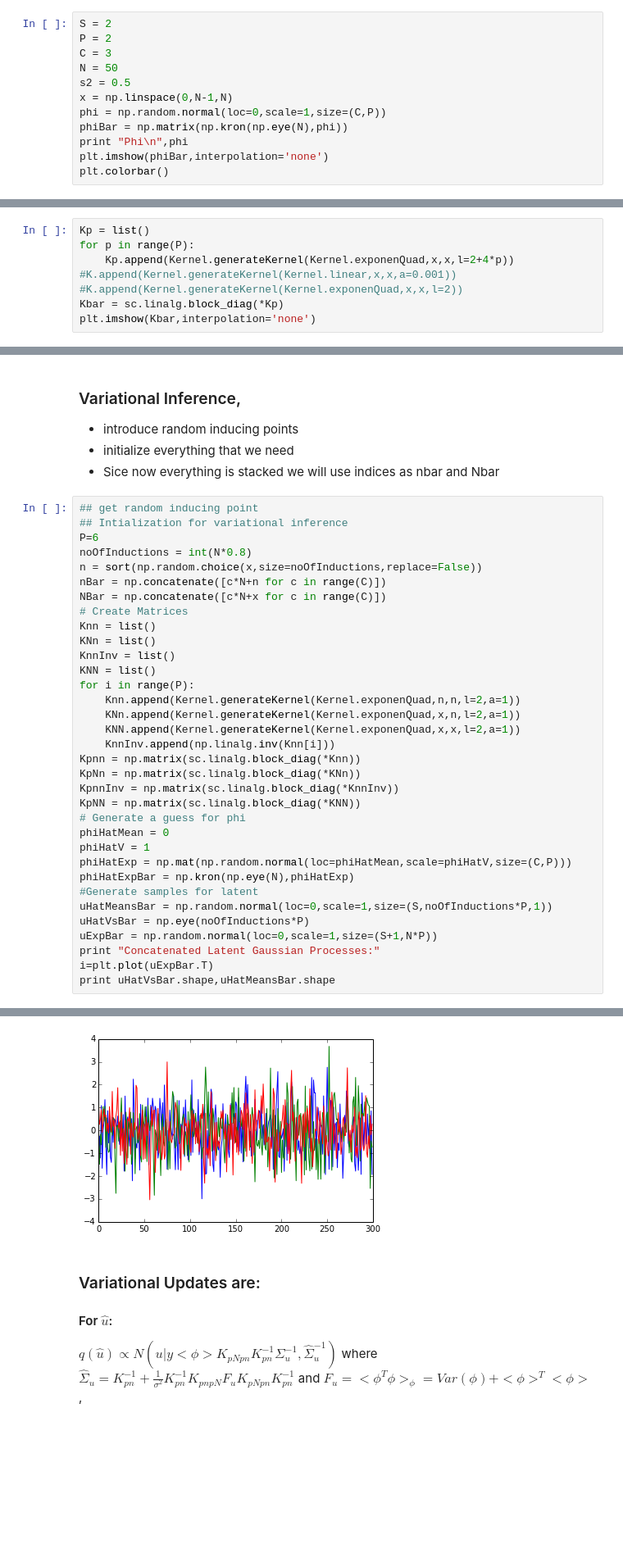
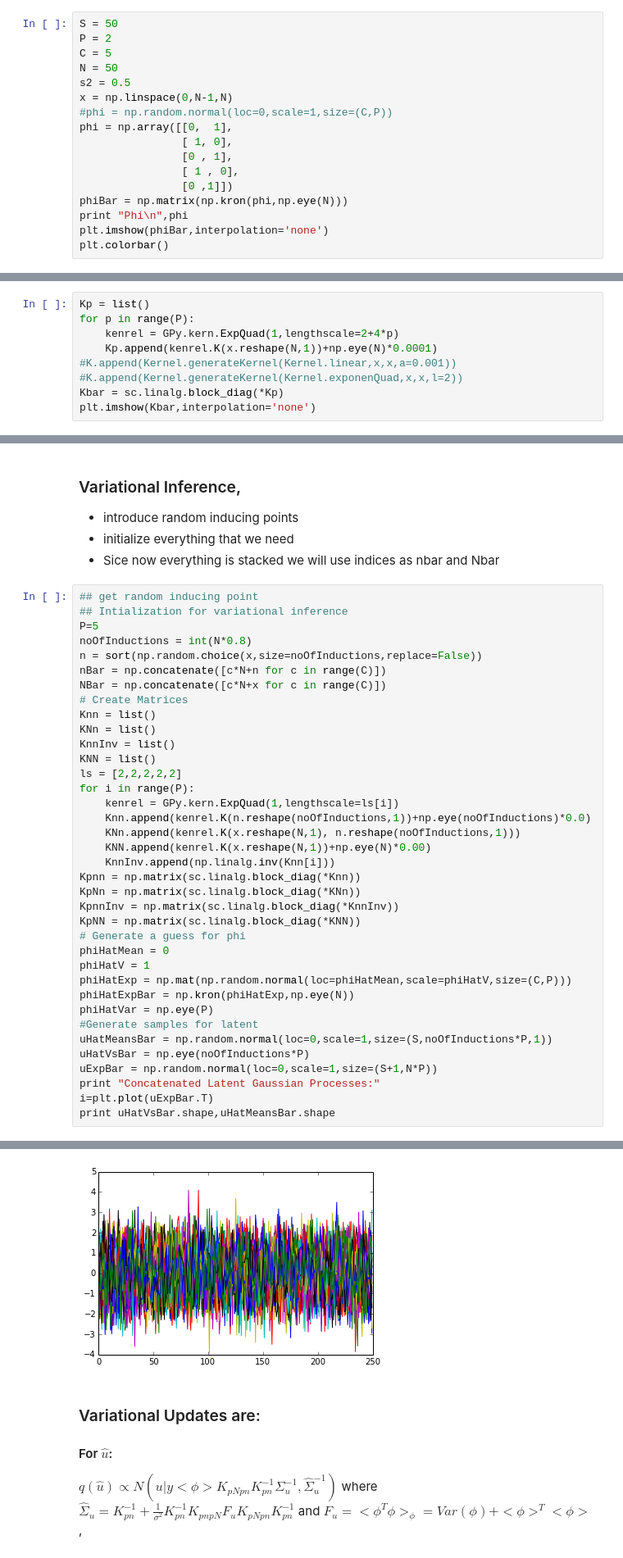
Before and after one commit to sudhNau/Baysian, a Jupyter notebook: SLFM Multi.ipynb, the cells around one changed output, grey strips where cells are left out. Shown at 82% size. Cells and saved outputs as stored; diff of their text form; blank space fills up the shorter version.

```diff
--- a/SLFM Multi.ipynb
+++ b/SLFM Multi.ipynb
@@ -31,14 +31,19 @@ Where ${\otimes}$ is kronecker product.
 First we have similar kernels so that processes can be easily distinguished
 We choose one as a exponential quad Kernel with shorter length scale.
 # %%
-S = 2
+S = 50
 P = 2
-C = 3
+C = 5
 N = 50
 s2 = 0.5
 x = np.linspace(0,N-1,N)
-phi = np.random.normal(loc=0,scale=1,size=(C,P))
-phiBar = np.matrix(np.kron(np.eye(N),phi))
+#phi = np.random.normal(loc=0,scale=1,size=(C,P))
+phi = np.array([[0,  1],
+                [ 1, 0],
+                [0 , 1],
+                [ 1 , 0],
+                [0 ,1]])
+phiBar = np.matrix(np.kron(phi,np.eye(N)))
 print "Phi\n",phi
 plt.imshow(phiBar,interpolation='none')
 plt.colorbar()
@@ -94,7 +105,8 @@ class Kernel:
 # %%
 Kp = list()
 for p in range(P):
-    Kp.append(Kernel.generateKernel(Kernel.exponenQuad,x,x,l=2+4*p))
+    kenrel = GPy.kern.ExpQuad(1,lengthscale=2+4*p)
+    Kp.append(kenrel.K(x.reshape(N,1))+np.eye(N)*0.0001)
 #K.append(Kernel.generateKernel(Kernel.linear,x,x,a=0.001))
 #K.append(Kernel.generateKernel(Kernel.exponenQuad,x,x,l=2))
 Kbar = sc.linalg.block_diag(*Kp)
@@ -132,7 +153,7 @@ Generated Data:
 # %%
 ## get random inducing point
 ## Intialization for variational inference
-P=6
+P=5
 noOfInductions = int(N*0.8)
 n = sort(np.random.choice(x,size=noOfInductions,replace=False))
 nBar = np.concatenate([c*N+n for c in range(C)])
@@ -142,10 +163,12 @@ Knn = list()
 KNn = list()
 KnnInv = list()
 KNN = list()
+ls = [2,2,2,2,2]
 for i in range(P):
-    Knn.append(Kernel.generateKernel(Kernel.exponenQuad,n,n,l=2,a=1))
-    KNn.append(Kernel.generateKernel(Kernel.exponenQuad,x,n,l=2,a=1))
-    KNN.append(Kernel.generateKernel(Kernel.exponenQuad,x,x,l=2,a=1))
+    kenrel = GPy.kern.ExpQuad(1,lengthscale=ls[i])
+    Knn.append(kenrel.K(n.reshape(noOfInductions,1))+np.eye(noOfInductions)*0.0)
+    KNn.append(kenrel.K(x.reshape(N,1), n.reshape(noOfInductions,1)))
+    KNN.append(kenrel.K(x.reshape(N,1))+np.eye(N)*0.00)
     KnnInv.append(np.linalg.inv(Knn[i]))
 Kpnn = np.matrix(sc.linalg.block_diag(*Knn))
 KpNn = np.matrix(sc.linalg.block_diag(*KNn))
@@ -155,7 +178,8 @@ KpNN = np.matrix(sc.linalg.block_diag(*KNN))
 phiHatMean = 0
 phiHatV = 1
 phiHatExp = np.mat(np.random.normal(loc=phiHatMean,scale=phiHatV,size=(C,P)))
-phiHatExpBar = np.kron(np.eye(N),phiHatExp)
+phiHatExpBar = np.kron(phiHatExp,np.eye(N))
+phiHatVar = np.eye(P)
 #Generate samples for latent
 uHatMeansBar = np.random.normal(loc=0,scale=1,size=(S,noOfInductions*P,1))
 uHatVsBar = np.eye(noOfInductions*P)
@@ -169,4 +193,4 @@ Concatenated Latent Gaussian Processes:
-[figure, old version]
+[figure, new version]
 # %% [markdown]
 ### Variational Updates are:
 
```
Also changed, not shown: parts of 20 cells of this notebook.
